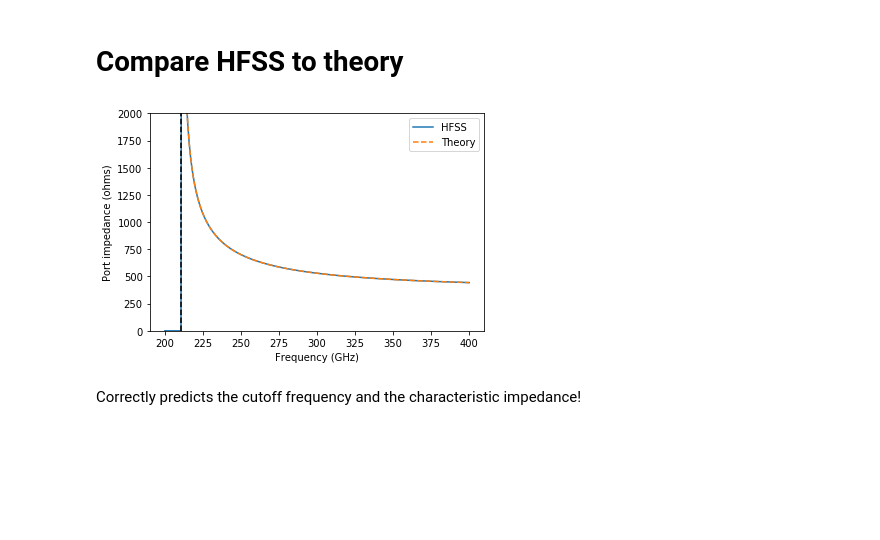
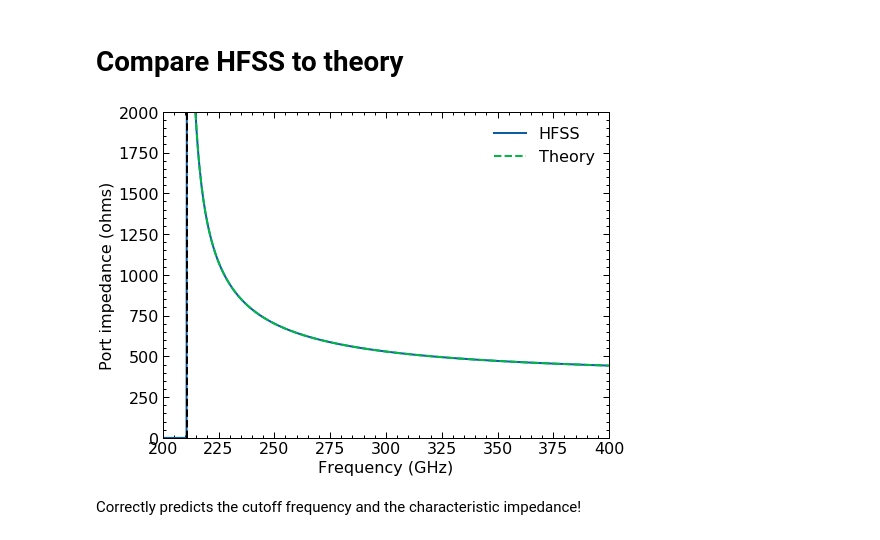
Before and after one commit to garrettj403/RF-tools, a Jupyter notebook: notebooks/Touchstone-Files.ipynb, the cells around one changed output. Saved outputs shown, nothing was run; the diff lists cells and outputs as text; code cells hidden in the pictures; blank space fills up the shorter version.

```diff
--- a/notebooks/Touchstone-Files.ipynb
+++ b/notebooks/Touchstone-Files.ipynb
@@ -26,6 +26,9 @@ import matplotlib.pyplot as plt
 import scipy.constants as sc
 import skrf  # SciKit-RF
 import rftools as rf  # RF-Tools
+
+# https://github.com/garrettj403/SciencePlots
+plt.style.use(['science', 'notebook'])
 # %% [markdown]
 **Note:** We can use RF-tools to get the properties of the WR2.8 waveguide:
 # %%
@@ -95,14 +101,13 @@ Port impedance is imported properly!
 # Build theoretical model with RF-tools
 wg = rf.RectangularWaveguide(0.711*sc.milli, 0.356*sc.milli, verbose=False)
 # %%
-plt.plot(network2.f, network2.get_z0('1'), label='HFSS')
-plt.plot(network2.f, wg.impedance(network2.f * sc.giga, 'TE10'), label='Theory', ls='--')
-plt.axvline(wg.fc / sc.giga, ls='--', c='k')
-plt.xlabel('Frequency (GHz)')
-plt.ylabel('Port impedance (ohms)')
-plt.ylim([0, 2000])
+fig, ax = plt.subplots()
+ax.plot(network2.f, network2.get_z0('1'), label='HFSS')
+ax.plot(network2.f, wg.impedance(network2.f * sc.giga, 'TE10'), label='Theory', ls='--')
+ax.axvline(wg.fc / sc.giga, ls='--', c='k')
+ax.set(xlabel='Frequency (GHz)', ylabel='Port impedance (ohms)', ylim=[0, 2000], xlim=[200, 400])
 plt.legend();
 # %% [output]
-[figure, old version]
+[figure, new version]
 # %% [markdown]
 Correctly predicts the cutoff frequency and the characteristic impedance!
```
Also changed, not shown: parts of 7 cells of this notebook.
